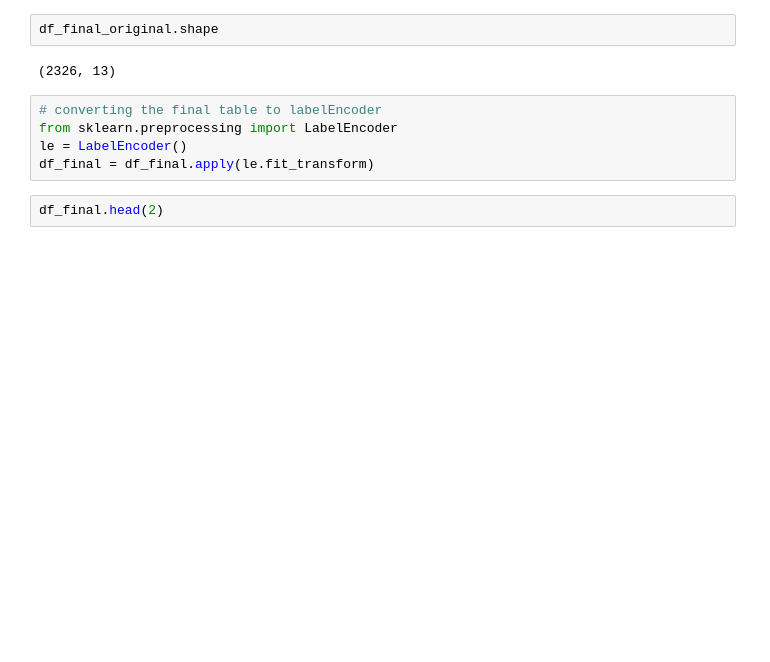
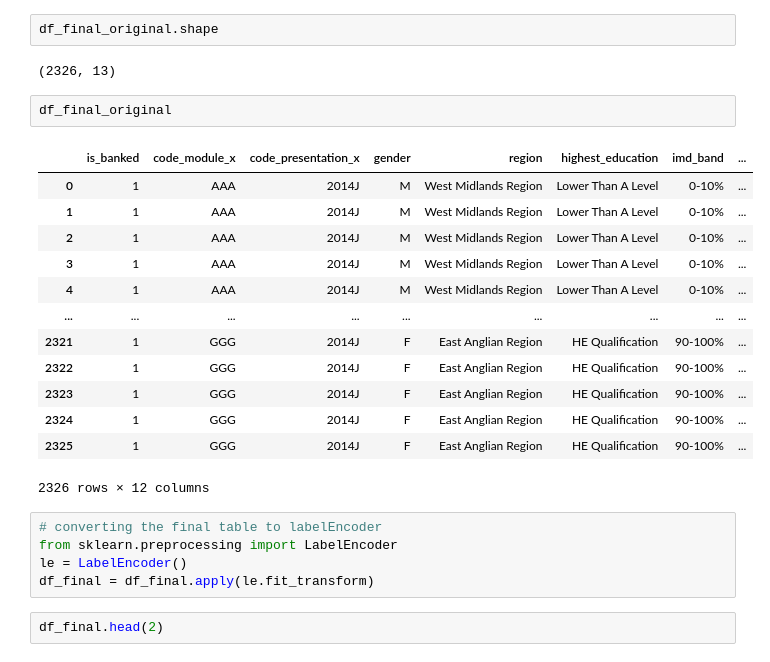
Before and after one commit to LaraOnipede/LHL-finalProject, a Jupyter notebook: notebooks/DataPreprocessing.ipynb, the cells around one changed output. Cells and saved outputs as stored; diff of their text form; blank space fills up the shorter version.

```diff
--- a/notebooks/DataPreprocessing.ipynb
+++ b/notebooks/DataPreprocessing.ipynb
@@ -447,6 +447,22 @@ df_final_original.head()
 df_final_original.shape
 # %% [output]
 (2326, 13)
+# %%
+df_final_original
+# %% [output]
+|  | is_banked | code_module_x | code_presentation_x | gender | region | highest_education | imd_band | ... |
+| 0 | 1 | AAA | 2014J | M | West Midlands Region | Lower Than A Level | 0-10% | ... |
+| 1 | 1 | AAA | 2014J | M | West Midlands Region | Lower Than A Level | 0-10% | ... |
+| 2 | 1 | AAA | 2014J | M | West Midlands Region | Lower Than A Level | 0-10% | ... |
+| 3 | 1 | AAA | 2014J | M | West Midlands Region | Lower Than A Level | 0-10% | ... |
+| 4 | 1 | AAA | 2014J | M | West Midlands Region | Lower Than A Level | 0-10% | ... |
+| ... | ... | ... | ... | ... | ... | ... | ... | ... |
+| 2321 | 1 | GGG | 2014J | F | East Anglian Region | HE Qualification | 90-100% | ... |
+| 2322 | 1 | GGG | 2014J | F | East Anglian Region | HE Qualification | 90-100% | ... |
+| 2323 | 1 | GGG | 2014J | F | East Anglian Region | HE Qualification | 90-100% | ... |
+| 2324 | 1 | GGG | 2014J | F | East Anglian Region | HE Qualification | 90-100% | ... |
+| 2325 | 1 | GGG | 2014J | F | East Anglian Region | HE Qualification | 90-100% | ... |
+2326 rows × 12 columns
 # %%
 # converting the final table to labelEncoder
 from sklearn.preprocessing import LabelEncoder
```
Also changed, not shown: parts of 1 cell of this notebook.
